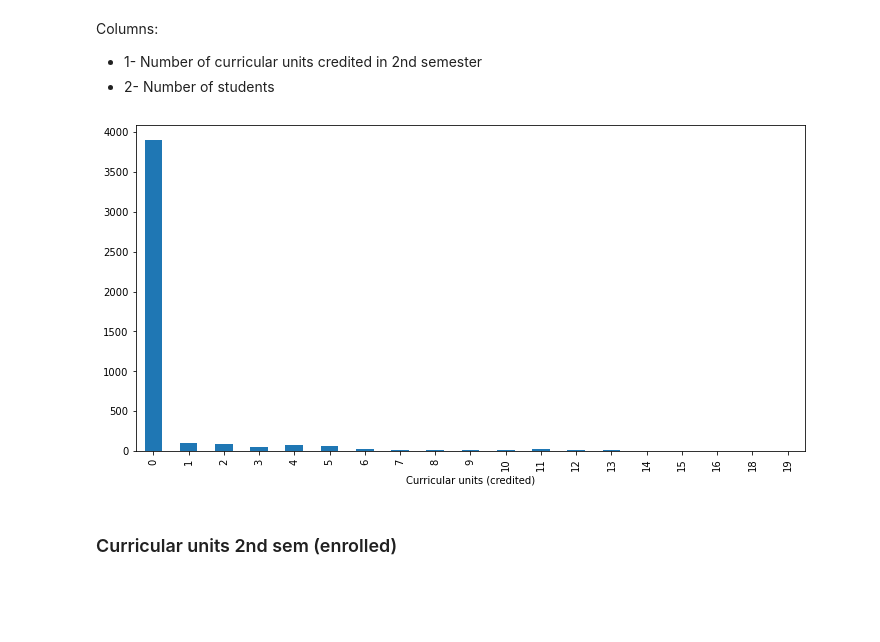
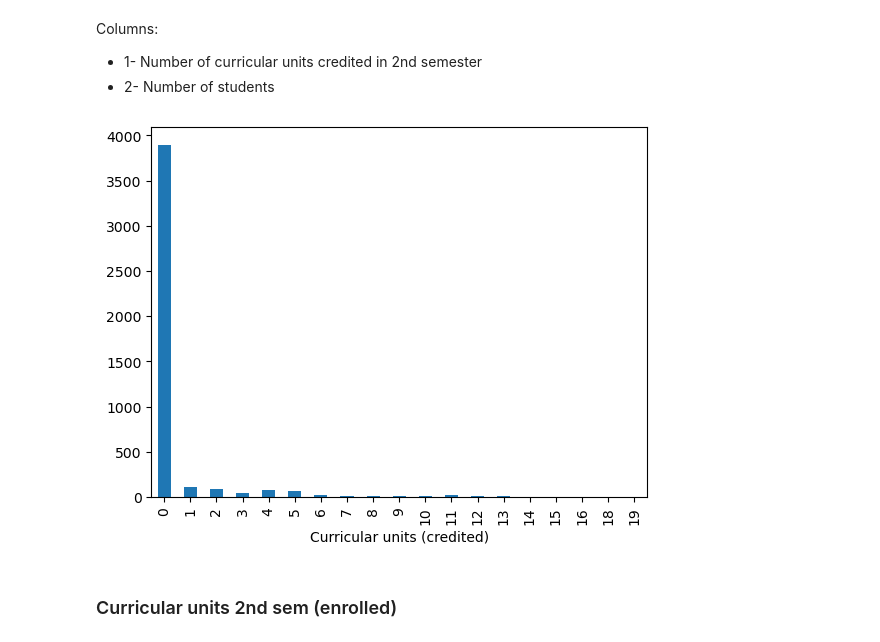
Before and after one commit to AndreJacobsPy/ai-academy-capstone, a Jupyter notebook: exploration.ipynb, the cells around one changed output. Saved outputs shown, nothing was run; the diff lists cells and outputs as text; code cells hidden in the pictures; blank space fills up the shorter version.

Commit message:
finished columns units 2nd sem - GDP (29 to 37) fix

```diff
--- a/exploration.ipynb
+++ b/exploration.ipynb
@@ -691,9 +700,9 @@ Columns:
 - 1- Number of curricular units credited in 2nd semester
 - 2- Number of students
 # %%
-units_2nd_sem_credited.plot(xlabel='Curricular units (credited)',kind='bar', figsize=(12,6));
+units_2nd_sem_credited.plot(xlabel='Curricular units (credited)',kind='bar');
 # %% [output]
-[figure, old version]
+[figure, new version]
 # %% [markdown]
 ### Curricular units 2nd sem (enrolled)
 # %%
```
Also changed, not shown: parts of 33 cells of this notebook.
